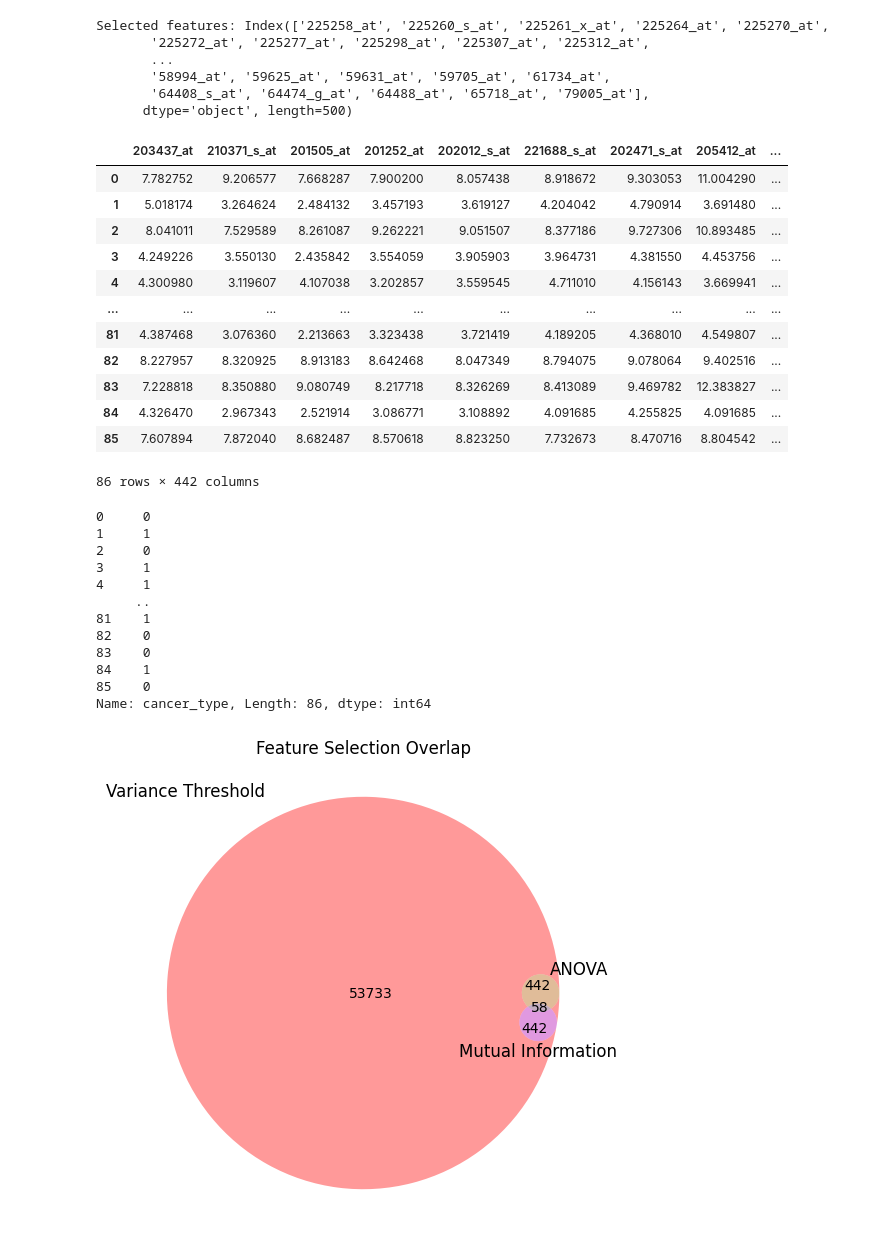
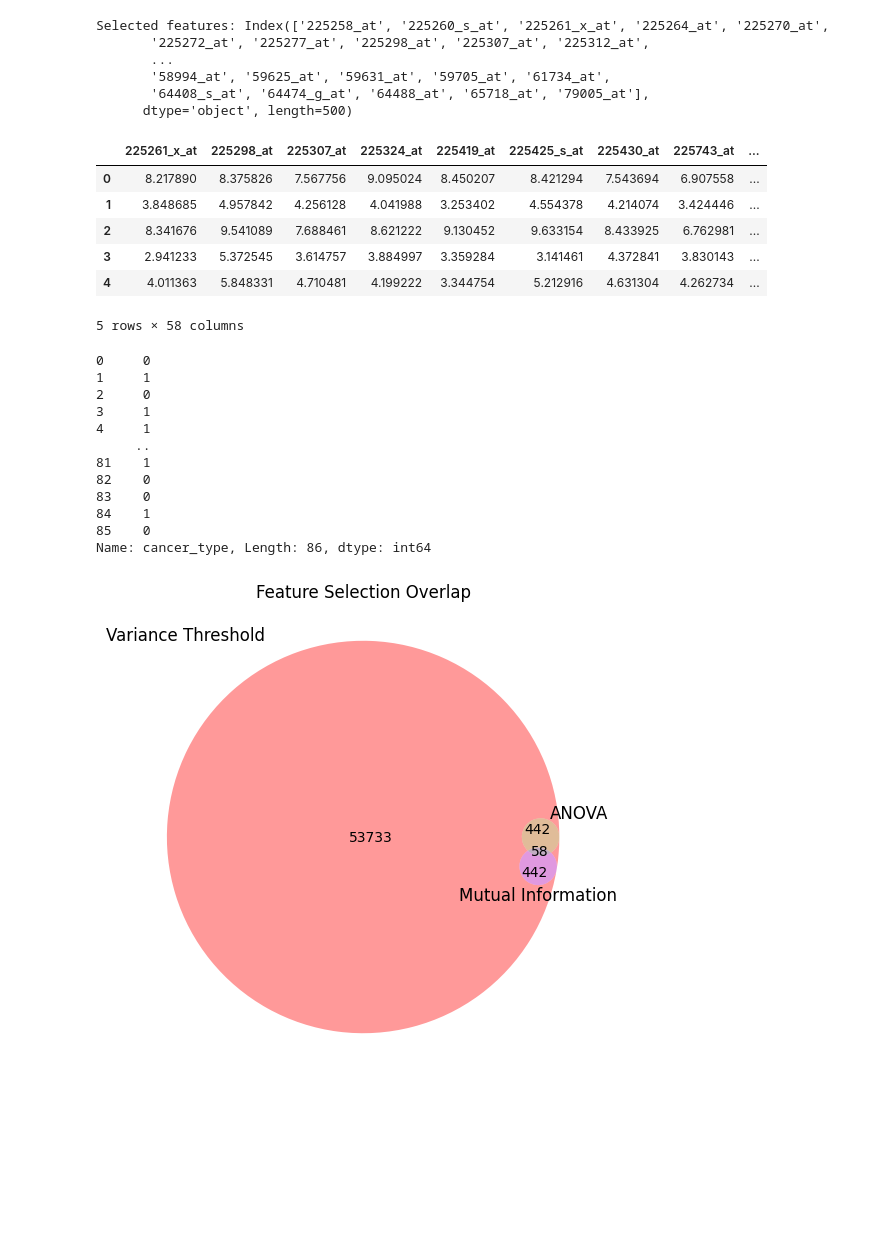
Before and after one commit to PhongCT1105/Cancer_Detector, a Jupyter notebook: Bladder/Bladder_Experiment.ipynb, the cells around one changed output. Cells and saved outputs as stored; diff of their text form; code cells hidden in the pictures; blank space fills up the shorter version.

```diff
--- a/Bladder/Bladder_Experiment.ipynb
+++ b/Bladder/Bladder_Experiment.ipynb
@@ -135,37 +135,40 @@ Selected features: Index(['225258_at', '225260_s_at', '225261_x_at', '225264_at'
        '58994_at', '59625_at', '59631_at', '59705_at', '61734_at',
        '64408_s_at', '64474_g_at', '64488_at', '65718_at', '79005_at'],
       dtype='object', length=500)
-# %%
-unique_anova_features = set(X_anova).difference(set(X_mut))
-unique_anova_data = X[list(unique_anova_features)]
-X = unique_anova_data
-display(X,y)
-# %% [output]
-|  | 203437_at | 210371_s_at | 201505_at | 201252_at | 202012_s_at | 221688_s_at | 202471_s_at | 205412_at | ... |
-| 0 | 7.782752 | 9.206577 | 7.668287 | 7.900200 | 8.057438 | 8.918672 | 9.303053 | 11.004290 | ... |
-| 1 | 5.018174 | 3.264624 | 2.484132 | 3.457193 | 3.619127 | 4.204042 | 4.790914 | 3.691480 | ... |
-| 2 | 8.041011 | 7.529589 | 8.261087 | 9.262221 | 9.051507 | 8.377186 | 9.727306 | 10.893485 | ... |
-| 3 | 4.249226 | 3.550130 | 2.435842 | 3.554059 | 3.905903 | 3.964731 | 4.381550 | 4.453756 | ... |
-| 4 | 4.300980 | 3.119607 | 4.107038 | 3.202857 | 3.559545 | 4.711010 | 4.156143 | 3.669941 | ... |
-| ... | ... | ... | ... | ... | ... | ... | ... | ... | ... |
-| 81 | 4.387468 | 3.076360 | 2.213663 | 3.323438 | 3.721419 | 4.189205 | 4.368010 | 4.549807 | ... |
-| 82 | 8.227957 | 8.320925 | 8.913183 | 8.642468 | 8.047349 | 8.794075 | 9.078064 | 9.402516 | ... |
-| 83 | 7.228818 | 8.350880 | 9.080749 | 8.217718 | 8.326269 | 8.413089 | 9.469782 | 12.383827 | ... |
-| 84 | 4.326470 | 2.967343 | 2.521914 | 3.086771 | 3.108892 | 4.091685 | 4.255825 | 4.091685 | ... |
-| 85 | 7.607894 | 7.872040 | 8.682487 | 8.570618 | 8.823250 | 7.732673 | 8.470716 | 8.804542 | ... |
-86 rows × 442 columns
-0     0
-1     1
-2     0
-3     1
-4     1
-     ..
-81    1
-82    0
-83    0
-84    1
-85    0
-Name: cancer_type, Length: 86, dtype: int64
+# %%
+# unique_anova_features = set(X_anova).difference(set(X_mut))
+# unique_anova_data = X[list(unique_anova_features)]
+# X = unique_anova_data
+# display(X,y)
+
+overlap_features = X_anova.intersection(X_mut)  # Features in both ANOVA and Mutual Information
+overlap_data = X[list(overlap_features)]  # Subset of data with overlapping features
+
+# Step 4: Update X to Use Overlapping Features
+X = overlap_data
+
+# Display the resulting feature set and target
+display(X.head(), y)
+# %% [output]
+|  | 225261_x_at | 225298_at | 225307_at | 225324_at | 225419_at | 225425_s_at | 225430_at | 225743_at | ... |
+| 0 | 8.217890 | 8.375826 | 7.567756 | 9.095024 | 8.450207 | 8.421294 | 7.543694 | 6.907558 | ... |
+| 1 | 3.848685 | 4.957842 | 4.256128 | 4.041988 | 3.253402 | 4.554378 | 4.214074 | 3.424446 | ... |
+| 2 | 8.341676 | 9.541089 | 7.688461 | 8.621222 | 9.130452 | 9.633154 | 8.433925 | 6.762981 | ... |
+| 3 | 2.941233 | 5.372545 | 3.614757 | 3.884997 | 3.359284 | 3.141461 | 4.372841 | 3.830143 | ... |
+| 4 | 4.011363 | 5.848331 | 4.710481 | 4.199222 | 3.344754 | 5.212916 | 4.631304 | 4.262734 | ... |
+5 rows × 58 columns
+0     0
+1     1
+2     0
+3     1
+4     1
+     ..
+81    1
+82    0
+83    0
+84    1
+85    0
+Name: cancer_type, Length: 86, dtype: int64
 # %%
 import matplotlib.pyplot as plt
 from matplotlib_venn import venn3
```
Also changed, not shown: parts of 6 cells of this notebook, 5 other files.
